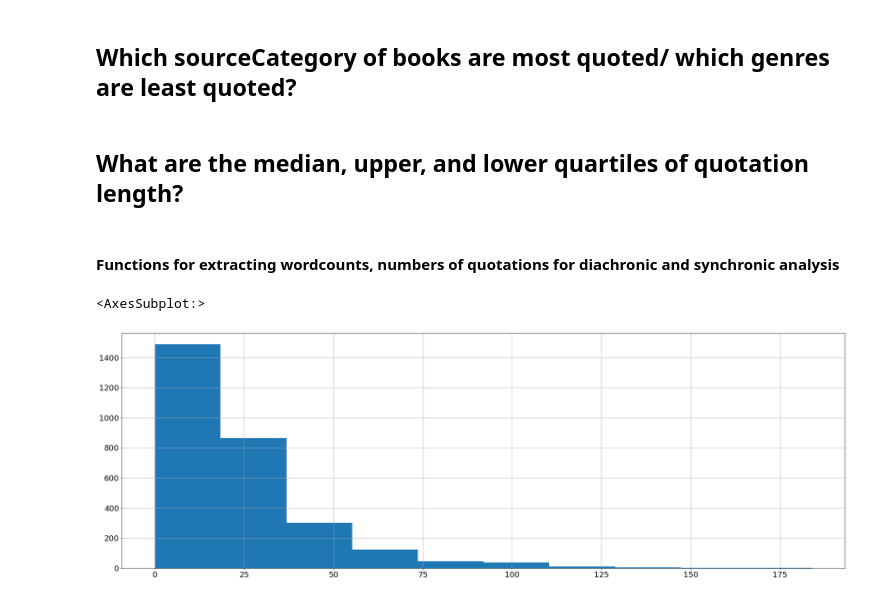
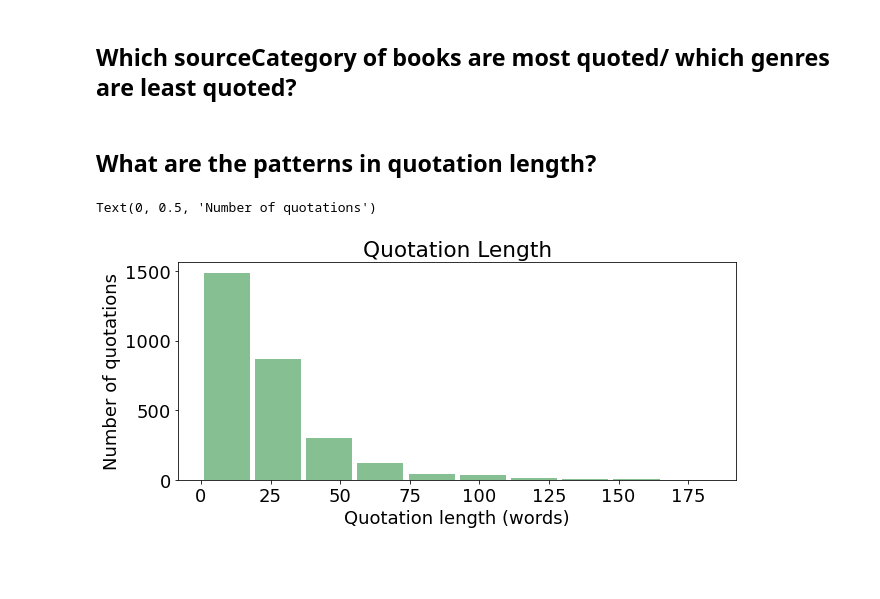
Before and after one commit to JonathanReeve/text-matcher, a Jupyter notebook: visualization/analyze_data.ipynb, the cells around one changed output. Saved outputs shown, nothing was run; the diff lists cells and outputs as text; code cells hidden in the pictures; blank space fills up the shorter version.

Commit message:
cleaning up analysis notebook

```diff
--- a/visualization/analyze_data.ipynb
+++ b/visualization/analyze_data.ipynb
@@ -90,14 +107,14 @@ plotPortionsOfQuotes(distributionCount)
 # %% [markdown]
 ## Which sourceCategory of books are most quoted/ which genres are least quoted?
 # %% [markdown]
-## What are the median, upper, and lower quartiles of quotation length?
+## What are the patterns in quotation length?
-# %% [markdown]
-#### Functions for extracting wordcounts, numbers of quotations for diachronic and synchronic analysis
 # %%
+# Functions for extracting wordcounts
+
 def countWords(locRange):
     """ Counts words in text, given character ranges. """
     chunk = txt[locRange[0]:locRange[1]]
-    return len(chunk.split())
+    return (len(chunk.split()))
 
 def totalWords(locRangeSet):
     """ Counts total words in a list of location ranges. """
@@ -124,8 +141,11 @@ wordcounts = []
 for countSet in df['Wordcounts'].values:
     for count in countSet:
         wordcounts.append(count)
-# %%
-pd.Series(wordcounts).hist()
-# %% [output]
-<AxesSubplot:>
-[figure, removed]
+# %%
+pd.Series(wordcounts).hist(grid=False, figsize=(10,4), color='#86bf91', zorder=2, rwidth=0.9)
+plt.title("Quotation Length")
+plt.xlabel("Quotation length (words)")
+plt.ylabel("Number of quotations")
+# %% [output]
+Text(0, 0.5, 'Number of quotations')
+[figure, added]
```
Also changed, not shown: parts of 2 cells of this notebook, 1 other file.
